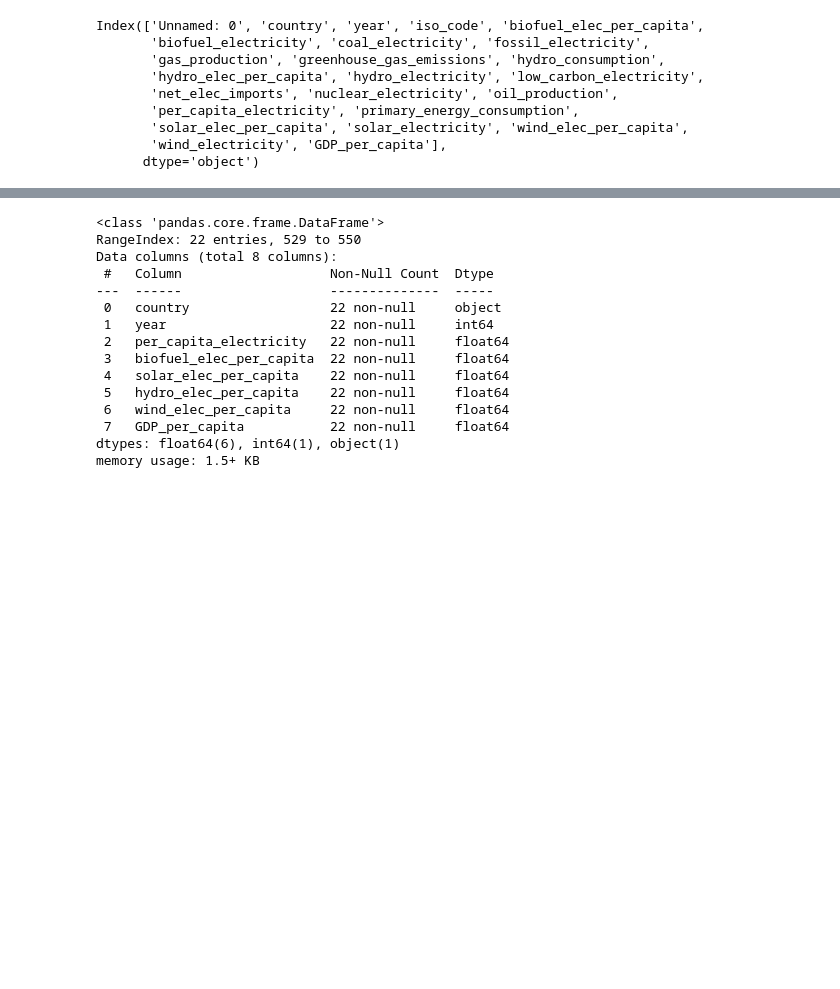
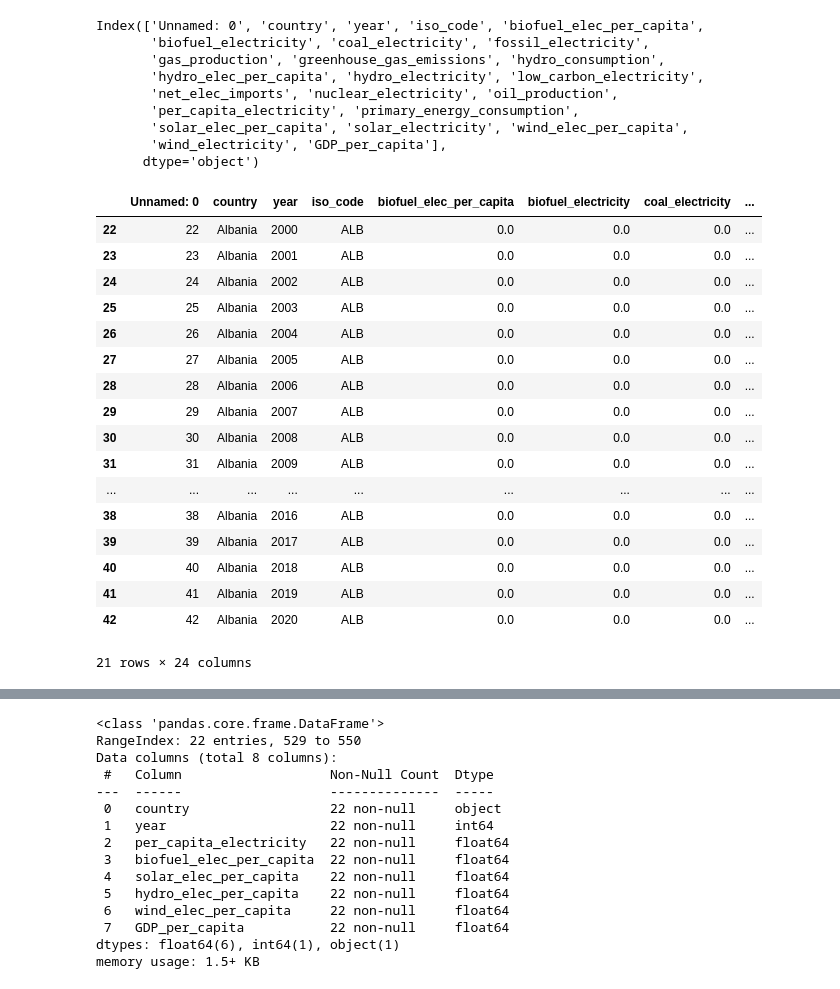
Before and after one commit to up841068/energy-economic-growth, a Jupyter notebook: model/timeseries_model.ipynb, the cells around one changed output, grey strips where cells are left out. Cells and saved outputs as stored; diff of their text form; code cells hidden in the pictures; blank space fills up the shorter version.

Commit message:
updted preprocessinf_final with additional steps and worked on the timeseries jupyter notebook

```diff
--- a/model/timeseries_model.ipynb
+++ b/model/timeseries_model.ipynb
@@ -24,6 +24,28 @@ Index(['Unnamed: 0', 'country', 'year', 'iso_code', 'biofuel_elec_per_capita',
        'solar_elec_per_capita', 'solar_electricity', 'wind_elec_per_capita',
        'wind_electricity', 'GDP_per_capita'],
       dtype='object')
+# %%
+df = pd.read_csv('tmp_timeseries_dataset.csv')
+df[df.country == 'Albania']
+# %% [output]
+|  | Unnamed: 0 | country | year | iso_code | biofuel_elec_per_capita | biofuel_electricity | coal_electricity | ... |
+| 22 | 22 | Albania | 2000 | ALB | 0.0 | 0.0 | 0.0 | ... |
+| 23 | 23 | Albania | 2001 | ALB | 0.0 | 0.0 | 0.0 | ... |
+| 24 | 24 | Albania | 2002 | ALB | 0.0 | 0.0 | 0.0 | ... |
+| 25 | 25 | Albania | 2003 | ALB | 0.0 | 0.0 | 0.0 | ... |
+| 26 | 26 | Albania | 2004 | ALB | 0.0 | 0.0 | 0.0 | ... |
+| 27 | 27 | Albania | 2005 | ALB | 0.0 | 0.0 | 0.0 | ... |
+| 28 | 28 | Albania | 2006 | ALB | 0.0 | 0.0 | 0.0 | ... |
+| 29 | 29 | Albania | 2007 | ALB | 0.0 | 0.0 | 0.0 | ... |
+| 30 | 30 | Albania | 2008 | ALB | 0.0 | 0.0 | 0.0 | ... |
+| 31 | 31 | Albania | 2009 | ALB | 0.0 | 0.0 | 0.0 | ... |
+| ... | ... | ... | ... | ... | ... | ... | ... | ... |
+| 38 | 38 | Albania | 2016 | ALB | 0.0 | 0.0 | 0.0 | ... |
+| 39 | 39 | Albania | 2017 | ALB | 0.0 | 0.0 | 0.0 | ... |
+| 40 | 40 | Albania | 2018 | ALB | 0.0 | 0.0 | 0.0 | ... |
+| 41 | 41 | Albania | 2019 | ALB | 0.0 | 0.0 | 0.0 | ... |
+| 42 | 42 | Albania | 2020 | ALB | 0.0 | 0.0 | 0.0 | ... |
+21 rows × 24 columns
 # %%
 df = pd.read_csv('tmp_timeseries_dataset.csv')
 df = df[['country',
```
Also changed, not shown: parts of 1 cell of this notebook.
